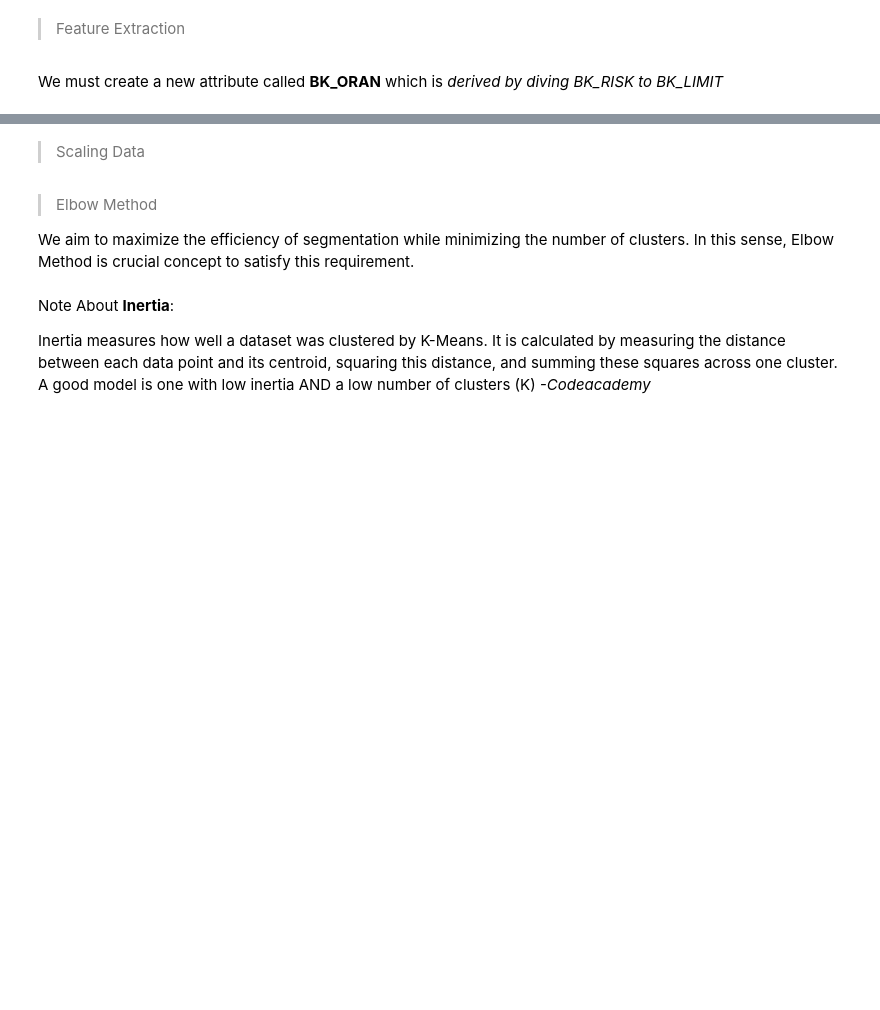
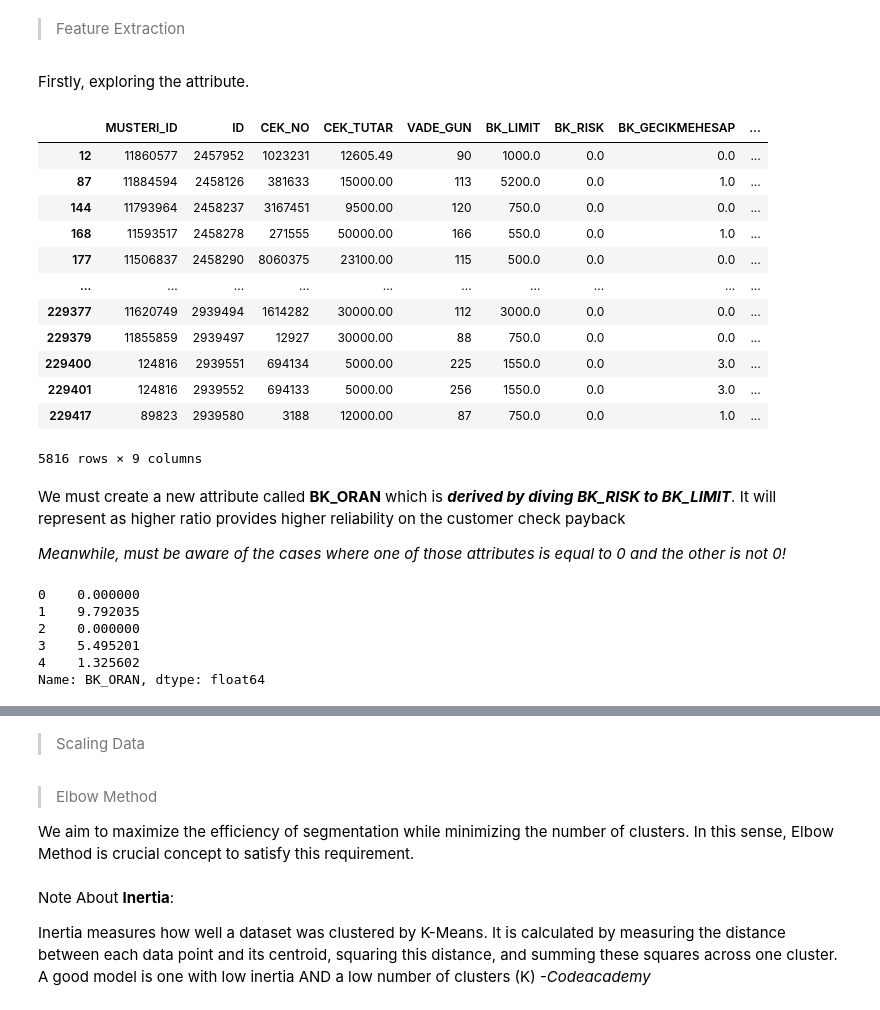
Before and after one commit to EmirhanServeren/factoring-customer-segmentation, a Jupyter notebook: segmentation.ipynb, the cells around one changed output, grey strips where cells are left out. Cells and saved outputs as stored; diff of their text form; code cells hidden in the pictures; blank space fills up the shorter version.

```diff
--- a/segmentation.ipynb
+++ b/segmentation.ipynb
@@ -320,4 +332,25 @@ memory usage: 13.1 MB
 # %% [markdown]
 > Feature Extraction
+# %% [markdown]
+Firstly, exploring the attribute.
+# %%
+g_company_type_df[(g_company_type_df['BK_RISK'] != 0) & (g_company_type_df['BK_LIMIT'] == 0)]   # obtaining the case of RISK is not 0 but LIMIT is 0
+g_company_type_df[(g_company_type_df['BK_RISK'] == 0) & (g_company_type_df['BK_LIMIT'] != 0)]   # obtaining the case of RISK is 0 but LIMIT is not 0
+# %% [output]
+|  | MUSTERI_ID | ID | CEK_NO | CEK_TUTAR | VADE_GUN | BK_LIMIT | BK_RISK | BK_GECIKMEHESAP | ... |
+| 12 | 11860577 | 2457952 | 1023231 | 12605.49 | 90 | 1000.0 | 0.0 | 0.0 | ... |
+| 87 | 11884594 | 2458126 | 381633 | 15000.00 | 113 | 5200.0 | 0.0 | 1.0 | ... |
+| 144 | 11793964 | 2458237 | 3167451 | 9500.00 | 120 | 750.0 | 0.0 | 0.0 | ... |
+| 168 | 11593517 | 2458278 | 271555 | 50000.00 | 166 | 550.0 | 0.0 | 1.0 | ... |
+| 177 | 11506837 | 2458290 | 8060375 | 23100.00 | 115 | 500.0 | 0.0 | 0.0 | ... |
+| ... | ... | ... | ... | ... | ... | ... | ... | ... | ... |
+| 229377 | 11620749 | 2939494 | 1614282 | 30000.00 | 112 | 3000.0 | 0.0 | 0.0 | ... |
+| 229379 | 11855859 | 2939497 | 12927 | 30000.00 | 88 | 750.0 | 0.0 | 0.0 | ... |
+| 229400 | 124816 | 2939551 | 694134 | 5000.00 | 225 | 1550.0 | 0.0 | 3.0 | ... |
+| 229401 | 124816 | 2939552 | 694133 | 5000.00 | 256 | 1550.0 | 0.0 | 3.0 | ... |
+| 229417 | 89823 | 2939580 | 3188 | 12000.00 | 87 | 750.0 | 0.0 | 1.0 | ... |
+5816 rows × 9 columns
 # %% [markdown]
-We must create a new attribute called **BK_ORAN** which is *derived by diving BK_RISK to BK_LIMIT*
+We must create a new attribute called **BK_ORAN** which is ***derived by diving BK_RISK to BK_LIMIT***. It will represent as higher ratio provides higher reliability on the customer check payback
+
+*Meanwhile, must be aware of the cases where one of those attributes is equal to 0 and the other is not 0!*
@@ -327,0 +374,9 @@ We must create a new attribute called **BK_ORAN** which is *derived by diving BK
+# %%
+g_company_type_df['BK_ORAN'].head(5)
+# %% [output]
+0    0.000000
+1    9.792035
+2    0.000000
+3    5.495201
+4    1.325602
+Name: BK_ORAN, dtype: float64
```
Also changed, not shown: parts of 5 cells of this notebook.
